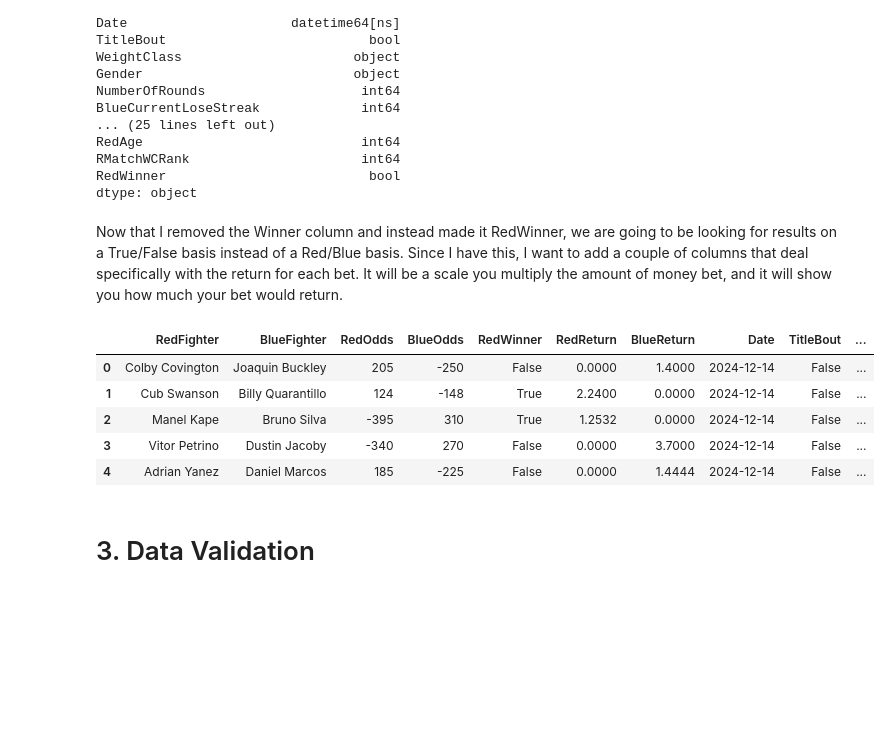
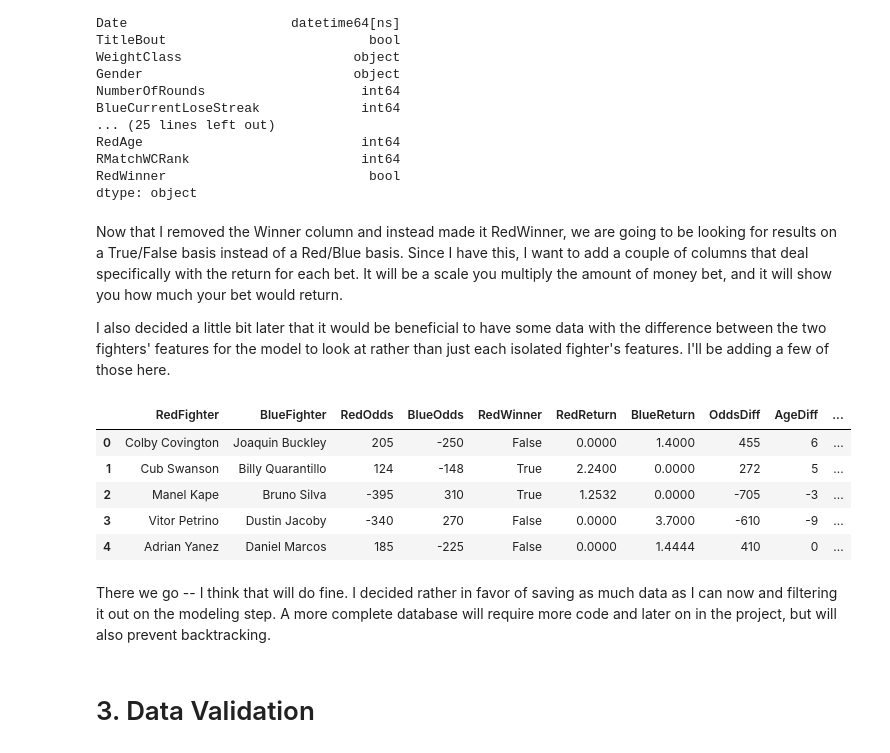
Before and after one commit to anthonyysz/Fight-Result-Predictor, a Jupyter notebook: notebooks/1-data-entry-and-cleaning.ipynb, the cells around one changed output. Cells and saved outputs as stored; diff of their text form; code cells hidden in the pictures; blank space fills up the shorter version.

Commit message:
Working on data exploration and analysis

```diff
--- a/notebooks/1-data-entry-and-cleaning.ipynb
+++ b/notebooks/1-data-entry-and-cleaning.ipynb
@@ -251,43 +251,56 @@ RedWinner                          bool
 dtype: object
 # %% [markdown]
 Now that I removed the Winner column and instead made it RedWinner, we are going to be looking for results on a True/False basis instead of a Red/Blue basis. Since I have this, I want to add a couple of columns that deal specifically with the return for each bet. It will be a scale you multiply the amount of money bet, and it will show you how much your bet would return.
+
+I also decided a little bit later that it would be beneficial to have some data with the difference between the two fighters' features for the model to look at rather than just each isolated fighter's features. I'll be adding a few of those here.
 # %%
 # Defining my function
 
 def calculate_return(odds, won):
     if not won:
         return 0
     if odds < 0:
         return round(1 + (-100 / odds), 4)
     else:
         return round(1 + (odds / 100), 4)
 
-# Creating 2 new columns with the funtion appropriately applied
+# Creating the new columns with the funtion appropriately applied
 
 df['RedReturn'] = df.apply(lambda row: calculate_return(row['RedOdds'], row['RedWinner']), axis=1)
 df['BlueReturn'] = df.apply(lambda row: calculate_return(row['BlueOdds'], not row['RedWinner']), axis=1)
+df['OddsDiff'] = df['RedOdds'] - df['BlueOdds']
+df['AgeDiff'] = df['RedAge'] - df['BlueAge']
+df['ReachDiff'] = df['RedReachCms'] - df['BlueReachCms']
+df['WinsDiff'] = df['RedWins'] - df['BlueWins']
+df['LossesDiff'] = df['RedLosses'] - df['BlueLosses']
+df['WinStreakDiff'] = df['RedCurrentWinStreak'] - df['BlueCurrentWinStreak']
+df['LoseStreakDiff'] = df['RedCurrentLoseStreak'] - df['BlueCurrentLoseStreak']
+df['RankDiff'] = df['RMatchWCRank'] - df['BMatchWCRank']
 
 # Putting my columns in a different order for better readability
 
 columns = ['RedFighter','BlueFighter','RedOdds','BlueOdds','RedWinner','RedReturn','BlueReturn',
+           'OddsDiff','AgeDiff','ReachDiff','WinsDiff','LossesDiff','WinStreakDiff','LoseStreakDiff','RankDiff',
            'Date','TitleBout','WeightClass','Gender','NumberOfRounds','Finish','FinishRound',
            'BlueCurrentLoseStreak','BlueCurrentWinStreak','BlueLongestWinStreak','BlueLosses','BlueTotalRoundsFought',
            'BlueTotalTitleBouts','BlueWinsByKO','BlueWinsBySubmission','BlueWins','BlueStance','BlueHeightCms','BlueReachCms',
            'BlueAge','BMatchWCRank',
            'RedCurrentLoseStreak','RedCurrentWinStreak','RedLongestWinStreak','RedLosses','RedTotalRoundsFought',
            'RedTotalTitleBouts','RedWinsByKO','RedWinsBySubmission','RedWins','RedStance','RedHeightCms','RedReachCms',
            'RedAge','RMatchWCRank',]
 
 df = df[columns]
 
 df.head()
 # %% [output]
-|  | RedFighter | BlueFighter | RedOdds | BlueOdds | RedWinner | RedReturn | BlueReturn | Date | TitleBout | ... |
-| 0 | Colby Covington | Joaquin Buckley | 205 | -250 | False | 0.0000 | 1.4000 | 2024-12-14 | False | ... |
-| 1 | Cub Swanson | Billy Quarantillo | 124 | -148 | True | 2.2400 | 0.0000 | 2024-12-14 | False | ... |
-| 2 | Manel Kape | Bruno Silva | -395 | 310 | True | 1.2532 | 0.0000 | 2024-12-14 | False | ... |
-| 3 | Vitor Petrino | Dustin Jacoby | -340 | 270 | False | 0.0000 | 3.7000 | 2024-12-14 | False | ... |
-| 4 | Adrian Yanez | Daniel Marcos | 185 | -225 | False | 0.0000 | 1.4444 | 2024-12-14 | False | ... |
+|  | RedFighter | BlueFighter | RedOdds | BlueOdds | RedWinner | RedReturn | BlueReturn | OddsDiff | AgeDiff | ... |
+| 0 | Colby Covington | Joaquin Buckley | 205 | -250 | False | 0.0000 | 1.4000 | 455 | 6 | ... |
+| 1 | Cub Swanson | Billy Quarantillo | 124 | -148 | True | 2.2400 | 0.0000 | 272 | 5 | ... |
+| 2 | Manel Kape | Bruno Silva | -395 | 310 | True | 1.2532 | 0.0000 | -705 | -3 | ... |
+| 3 | Vitor Petrino | Dustin Jacoby | -340 | 270 | False | 0.0000 | 3.7000 | -610 | -9 | ... |
+| 4 | Adrian Yanez | Daniel Marcos | 185 | -225 | False | 0.0000 | 1.4444 | 410 | 0 | ... |
+# %% [markdown]
+There we go -- I think that will do fine. I decided rather in favor of saving as much data as I can now and filtering it out on the modeling step. A more complete database will require more code and later on in the project, but will also prevent backtracking.
 # %% [markdown]
 # 3. Data Validation
 # %% [markdown]
```
Also changed, not shown: parts of 2 cells of this notebook, 1 other file.
